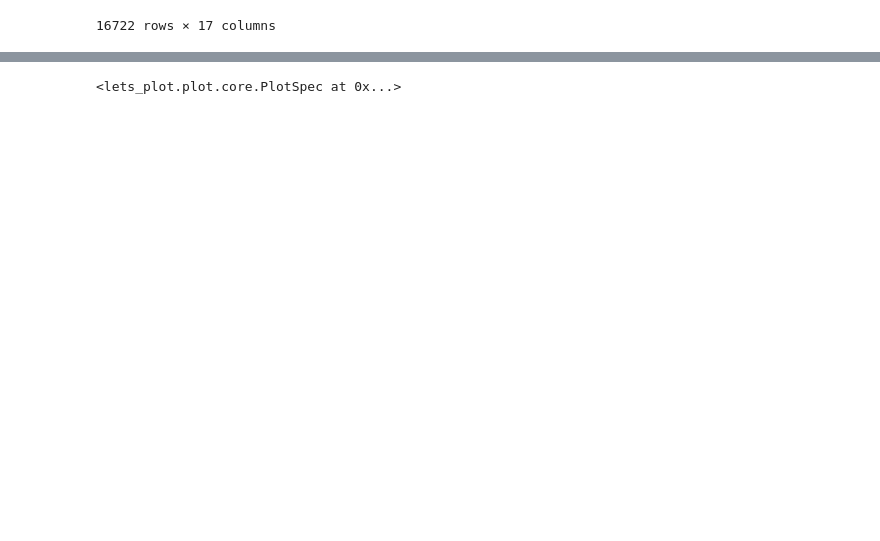
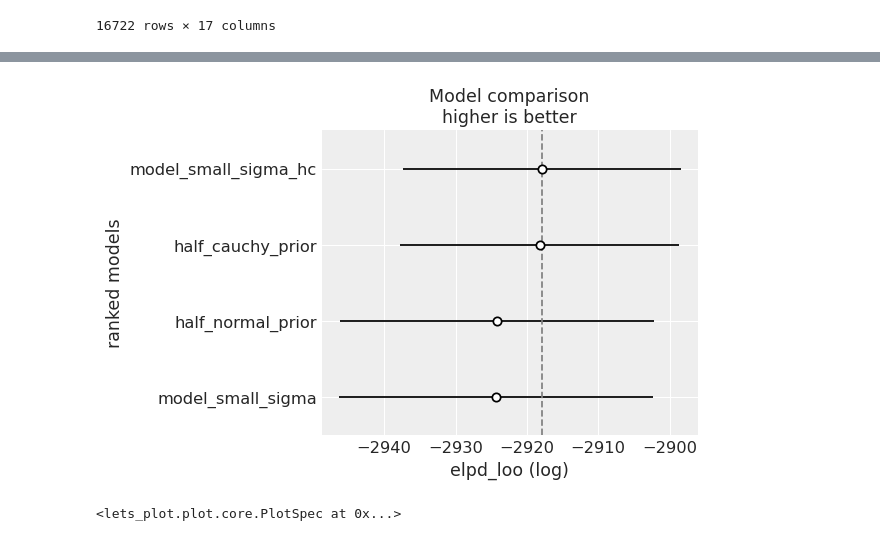
Before and after one commit to Ariworn/STAT-468-Elo-Contribution-Metric, a Jupyter notebook: contribution.ipynb, the cells around one changed output, grey strips where cells are left out. Cells and saved outputs as stored; diff of their text form; code cells hidden in the pictures; blank space fills up the shorter version.

Commit message:
done modelling

```diff
--- a/contribution.ipynb
+++ b/contribution.ipynb
@@ -663,17 +723,41 @@ array([<Axes: title={'center': '94.0% HDI'}>,
-# %%
-
-df_prior_pred = pd.DataFrame({
-    'simulated_delta_elo': prior_checks.prior_predictive["y_obs"].values.flatten()
-})
-(
-    ggplot(df_prior_pred, aes(x='simulated_delta_elo'))
-    + geom_histogram(bins=80, color="white", fill="seagreen", alpha=0.7)
-    + labs(
-        x="Simulated Delta Elo",
-        y="Count",
-        title="Prior Predictive Distribution of Delta Elo"
-    )
-    + ggsize(800, 600)
-)
-# %% [output]
-<lets_plot.plot.core.PlotSpec at 0x...>
+# %%
+model_small_sigma = az.loo(trace1)
+model_small_sigma_hc = az.loo(trace2)
+half_cauchy_prior = az.loo(trace3)
+half_normal_prior = az.loo(trace4)
+df_compare = az.compare({"model_small_sigma": model_small_sigma,
+                        "model_small_sigma_hc": model_small_sigma_hc,
+                        "half_cauchy_prior": half_cauchy_prior,
+                        "half_normal_prior": half_normal_prior})
+df_compare
+az.plot_compare(df_compare, insample_dev=False);
+# %% [output]
+[figure, added]
+# %%
+df_prior_pred = pd.DataFrame({
+    'delta_elo4': pp4.prior_predictive["y_obs"].values.flatten(),
+    'delta_elo1': pp1.prior_predictive["y_obs"].values.flatten(),
+})
+
+# Melt DataFrame for ggplot
+df_melted = df_prior_pred.melt(var_name='Prior', value_name='delta_elo')
+
+# Plot
+(
+    ggplot(df_melted, aes(x='delta_elo', fill='Prior'))
+    + geom_histogram(
+        bins=80,
+        color="white",
+        alpha=0.5,  # Transparency for overlap visibility
+        position='identity'  # Overlay (default is 'stack')
+    )
+    + scale_fill_manual(values=["seagreen", "steelblue"])  # Custom colors
+    + labs(
+        x="Simulated Delta Elo",
+        y="Count",
+        title="Prior Predictive Distributions Comparison"
+    )
+    + ggsize(800, 600)
+)
+# %% [output]
+<lets_plot.plot.core.PlotSpec at 0x...>
```
Also changed, not shown: parts of 5 cells of this notebook, 5 other files.
